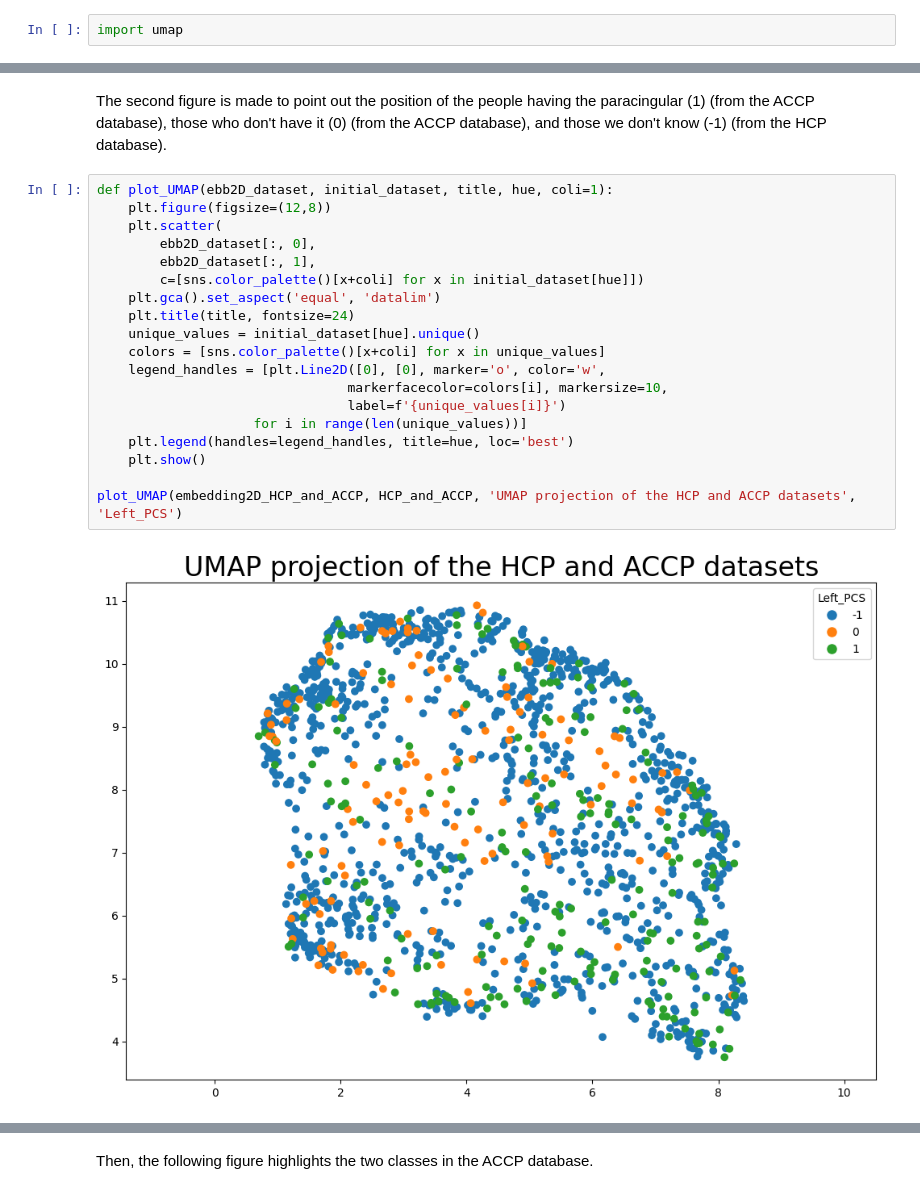
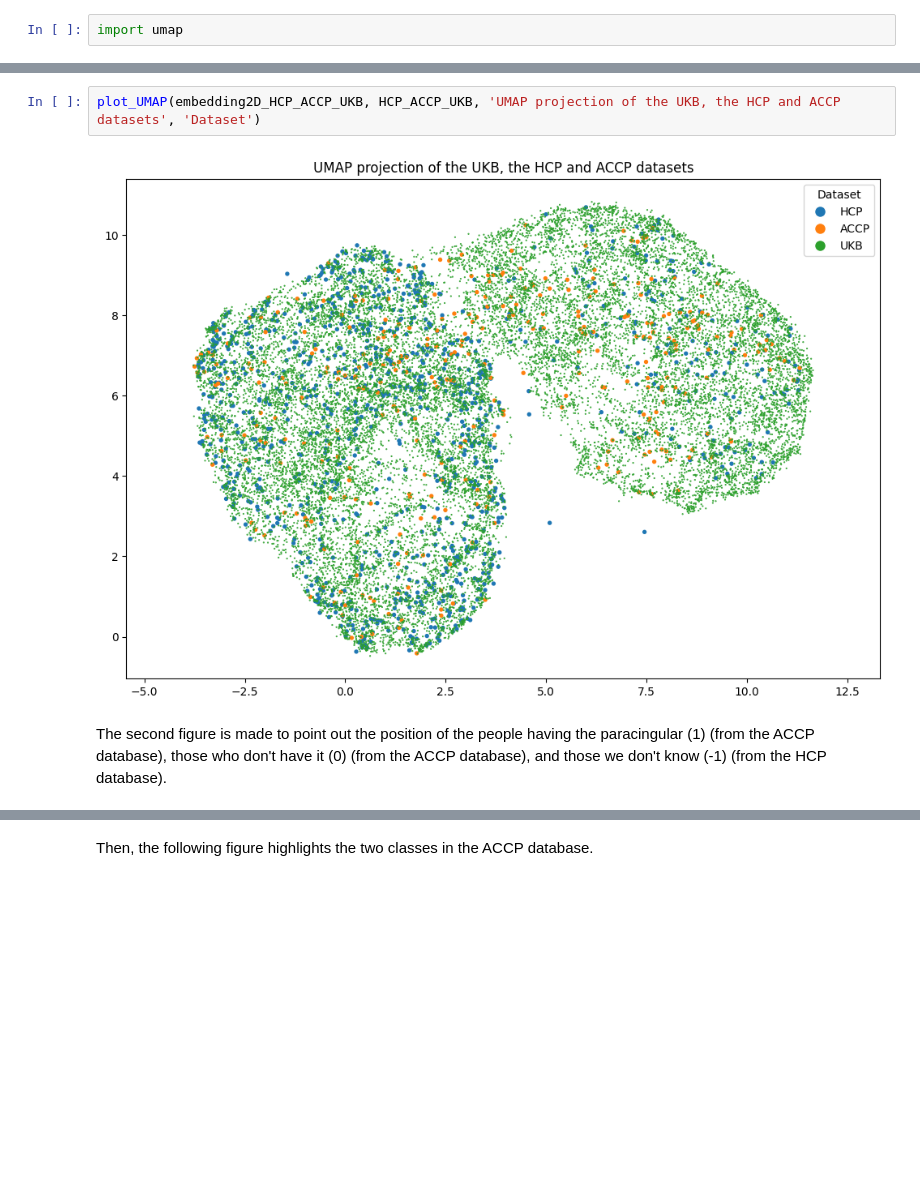
Before and after one commit to neurospin/champollion_V1, a Jupyter notebook: contrastive/notebooks/antoine/SVM_classifier_on_HCP_left_cingulate_dim10.ipynb, the cells around one changed output, grey strips where cells are left out. Cells and saved outputs as stored; diff of their text form; blank space fills up the shorter version.

```diff
--- a/contrastive/notebooks/antoine/SVM_classifier_on_HCP_left_cingulate_dim10.ipynb
+++ b/contrastive/notebooks/antoine/SVM_classifier_on_HCP_left_cingulate_dim10.ipynb
@@ -283,23 +309,6 @@ plt.show()
+# %%
+plot_UMAP(embedding2D_HCP_ACCP_UKB, HCP_ACCP_UKB, 'UMAP projection of the UKB, the HCP and ACCP datasets', 'Dataset')
+# %% [output]
+[figure, added]
 # %% [markdown]
 The second figure is made to point out the position of the people having the paracingular (1) (from the ACCP database), those who don't have it (0) (from the ACCP database), and those we don't know (-1) (from the HCP database).
-# %%
-def plot_UMAP(ebb2D_dataset, initial_dataset, title, hue, coli=1):
-    plt.figure(figsize=(12,8))
-    plt.scatter(
-        ebb2D_dataset[:, 0],
-        ebb2D_dataset[:, 1],
-        c=[sns.color_palette()[x+coli] for x in initial_dataset[hue]])
-    plt.gca().set_aspect('equal', 'datalim')
-    plt.title(title, fontsize=24)
-    unique_values = initial_dataset[hue].unique()
-    colors = [sns.color_palette()[x+coli] for x in unique_values]
-    legend_handles = [plt.Line2D([0], [0], marker='o', color='w',
-                                markerfacecolor=colors[i], markersize=10,
-                                label=f'{unique_values[i]}')
-                    for i in range(len(unique_values))]
-    plt.legend(handles=legend_handles, title=hue, loc='best')
-    plt.show()
-
-plot_UMAP(embedding2D_HCP_and_ACCP, HCP_and_ACCP, 'UMAP projection of the HCP and ACCP datasets', 'Left_PCS')
-# %% [output]
-[figure, removed]
```
Also changed, not shown: parts of 23 cells of this notebook, 2 other files.
